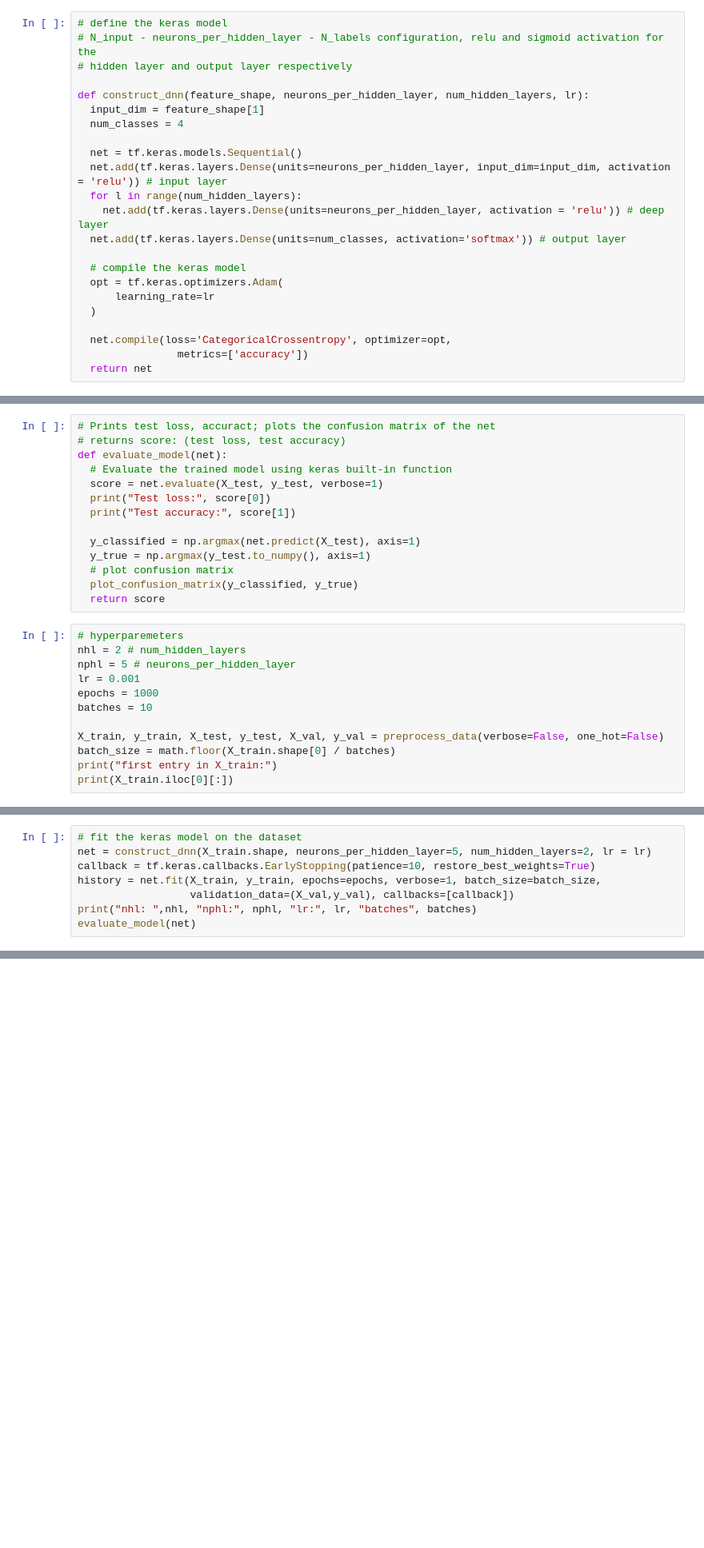
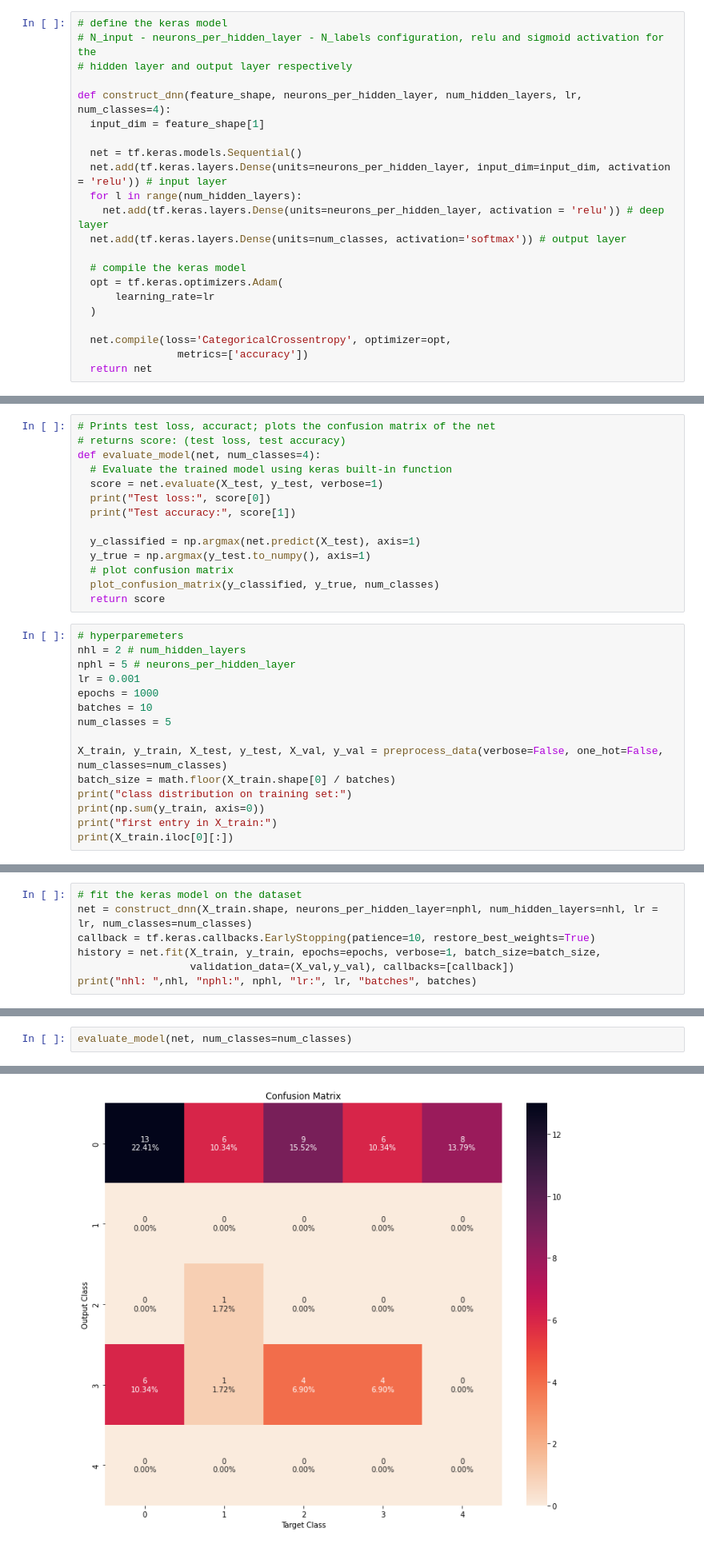
Before and after one commit to boraks4/537-project, a Jupyter notebook: forestfires.ipynb, the cells around one changed output, grey strips where cells are left out. Shown at 80% size. Saved outputs shown, nothing was run; the diff lists cells and outputs as text; blank space fills up the shorter version.

Commit message:
added support for arbitrary number of classes

```diff
--- a/forestfires.ipynb
+++ b/forestfires.ipynb
@@ -202,9 +202,8 @@ Construct the model
 # N_input - neurons_per_hidden_layer - N_labels configuration, relu and sigmoid activation for the
 # hidden layer and output layer respectively
 
-def construct_dnn(feature_shape, neurons_per_hidden_layer, num_hidden_layers, lr):
+def construct_dnn(feature_shape, neurons_per_hidden_layer, num_hidden_layers, lr, num_classes=4):
   input_dim = feature_shape[1]
-  num_classes = 4
 
   net = tf.keras.models.Sequential()
   net.add(tf.keras.layers.Dense(units=neurons_per_hidden_layer, input_dim=input_dim, activation = 'relu')) # input layer
@@ -243,7 +242,7 @@ def plot_confusion_matrix(y_classified, y_true, num_classes=4):
 # %%
 # Prints test loss, accuract; plots the confusion matrix of the net
 # returns score: (test loss, test accuracy)
-def evaluate_model(net):
+def evaluate_model(net, num_classes=4):
   # Evaluate the trained model using keras built-in function
   score = net.evaluate(X_test, y_test, verbose=1)
   print("Test loss:", score[0])
@@ -252,7 +251,7 @@ def evaluate_model(net):
   y_classified = np.argmax(net.predict(X_test), axis=1)
   y_true = np.argmax(y_test.to_numpy(), axis=1)
   # plot confusion matrix
-  plot_confusion_matrix(y_classified, y_true)
+  plot_confusion_matrix(y_classified, y_true, num_classes)
   return score
 # %%
 # hyperparemeters
@@ -261,9 +260,12 @@ nphl = 5 # neurons_per_hidden_layer
 lr = 0.001
 epochs = 1000
 batches = 10
+num_classes = 5
 
-X_train, y_train, X_test, y_test, X_val, y_val = preprocess_data(verbose=False, one_hot=False)
+X_train, y_train, X_test, y_test, X_val, y_val = preprocess_data(verbose=False, one_hot=False, num_classes=num_classes)
 batch_size = math.floor(X_train.shape[0] / batches)
+print("class distribution on training set:")
+print(np.sum(y_train, axis=0))
 print("first entry in X_train:")
 print(X_train.iloc[0][:])
 # %% [output]
@@ -284,9 +289,8 @@ rain     0.000000
 Name: 0, dtype: float64
 # %%
 # fit the keras model on the dataset
-net = construct_dnn(X_train.shape, neurons_per_hidden_layer=5, num_hidden_layers=2, lr = lr)
+net = construct_dnn(X_train.shape, neurons_per_hidden_layer=nphl, num_hidden_layers=nhl, lr = lr, num_classes=num_classes)
 callback = tf.keras.callbacks.EarlyStopping(patience=10, restore_best_weights=True)
 history = net.fit(X_train, y_train, epochs=epochs, verbose=1, batch_size=batch_size,
                   validation_data=(X_val,y_val), callbacks=[callback])
 print("nhl: ",nhl, "nphl:", nphl, "lr:", lr, "batches", batches)
-evaluate_model(net)
@@ -292,0 +315,3 @@ evaluate_model(net)
+# %%
+evaluate_model(net, num_classes=num_classes)
+# %% [output]
@@ -293,3 +322,4 @@ evaluate_model(net)
+[figure, added]
 # %%
 # hyperparemeters
 nhl = 2 # num_hidden_layers
```
Also changed, not shown: parts of 5 cells of this notebook.
